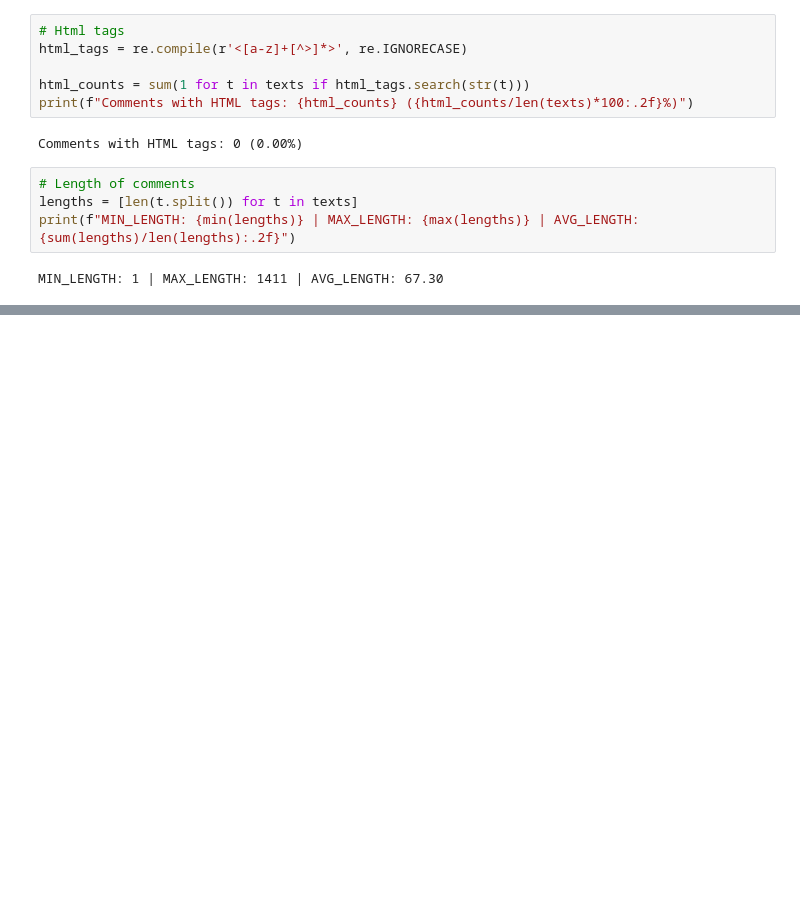
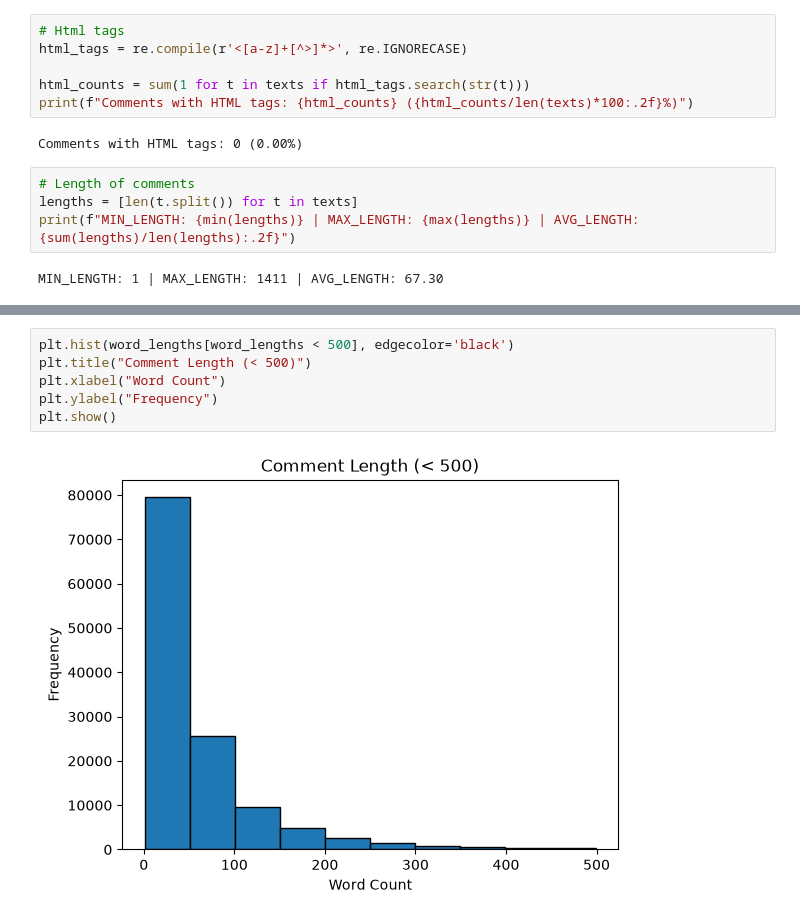
Before and after one commit to Alihmidov/toxic-comment-classifier, a Jupyter notebook: notebooks/01_eda.ipynb, the cells around one changed output, grey strips where cells are left out. Cells and saved outputs as stored; diff of their text form; blank space fills up the shorter version.

```diff
--- a/notebooks/01_eda.ipynb
+++ b/notebooks/01_eda.ipynb
@@ -102,0 +114,8 @@ MIN_LENGTH: 1 | MAX_LENGTH: 1411 | AVG_LENGTH: 67.30
+# %%
+plt.hist(word_lengths[word_lengths < 500], edgecolor='black')
+plt.title("Comment Length (< 500)")
+plt.xlabel("Word Count")
+plt.ylabel("Frequency")
+plt.show()
+# %% [output]
+[figure, added]
```
Also changed, not shown: parts of 2 cells of this notebook.
